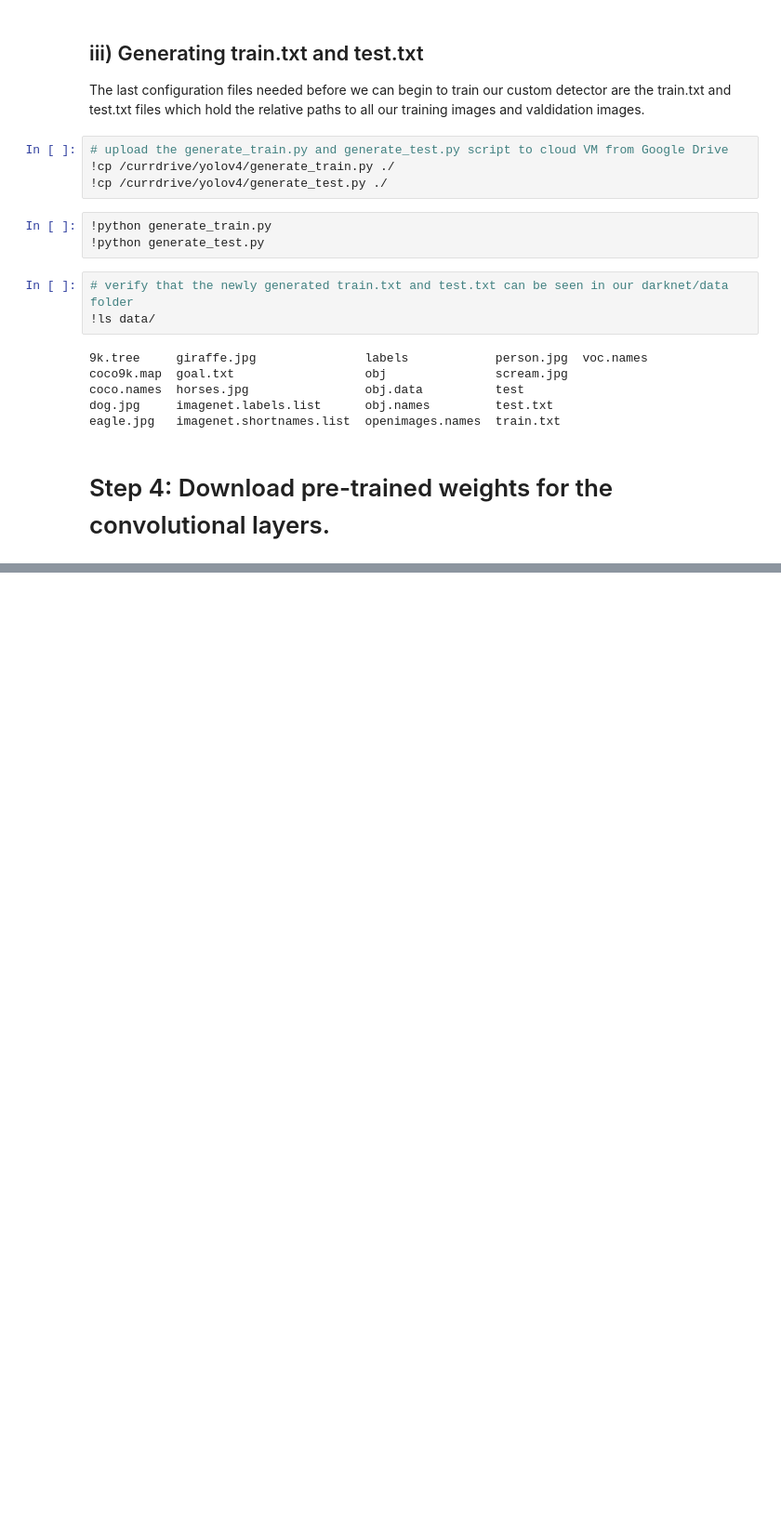
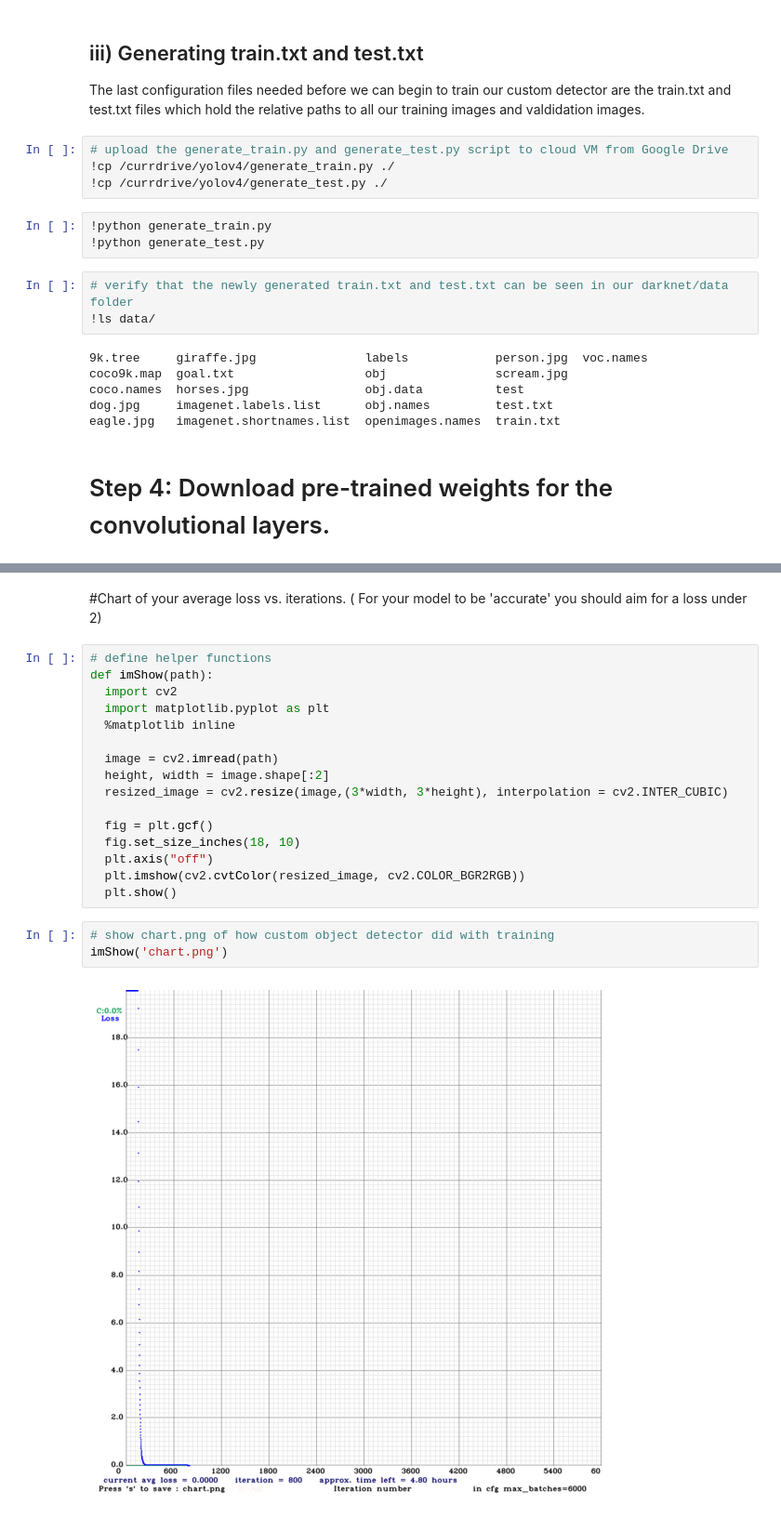
Before and after one commit to adhilcodes/YOLOv4_DarkNet, a Jupyter notebook: yolov4_custom_object_detection.ipynb, the cells around one changed output, grey strips where cells are left out. Shown at 93% size. Cells and saved outputs as stored; diff of their text form; blank space fills up the shorter version.

```diff
--- a/yolov4_custom_object_detection.ipynb
+++ b/yolov4_custom_object_detection.ipynb
@@ -184,0 +213,24 @@ Resizing, random_coef = 1.40
+# %% [markdown]
+#Chart of your average loss vs. iterations.
+( For your model to be 'accurate' you should aim for a loss under 2)
+# %%
+# define helper functions
+def imShow(path):
+  import cv2
+  import matplotlib.pyplot as plt
+  %matplotlib inline
+
+  image = cv2.imread(path)
+  height, width = image.shape[:2]
+  resized_image = cv2.resize(image,(3*width, 3*height), interpolation = cv2.INTER_CUBIC)
+
+  fig = plt.gcf()
+  fig.set_size_inches(18, 10)
+  plt.axis("off")
+  plt.imshow(cv2.cvtColor(resized_image, cv2.COLOR_BGR2RGB))
+  plt.show()
+# %%
+# show chart.png of how custom object detector did with training
+imShow('chart.png')
+# %% [output]
+[figure, added]
```
Also changed, not shown: parts of 14 cells of this notebook.
